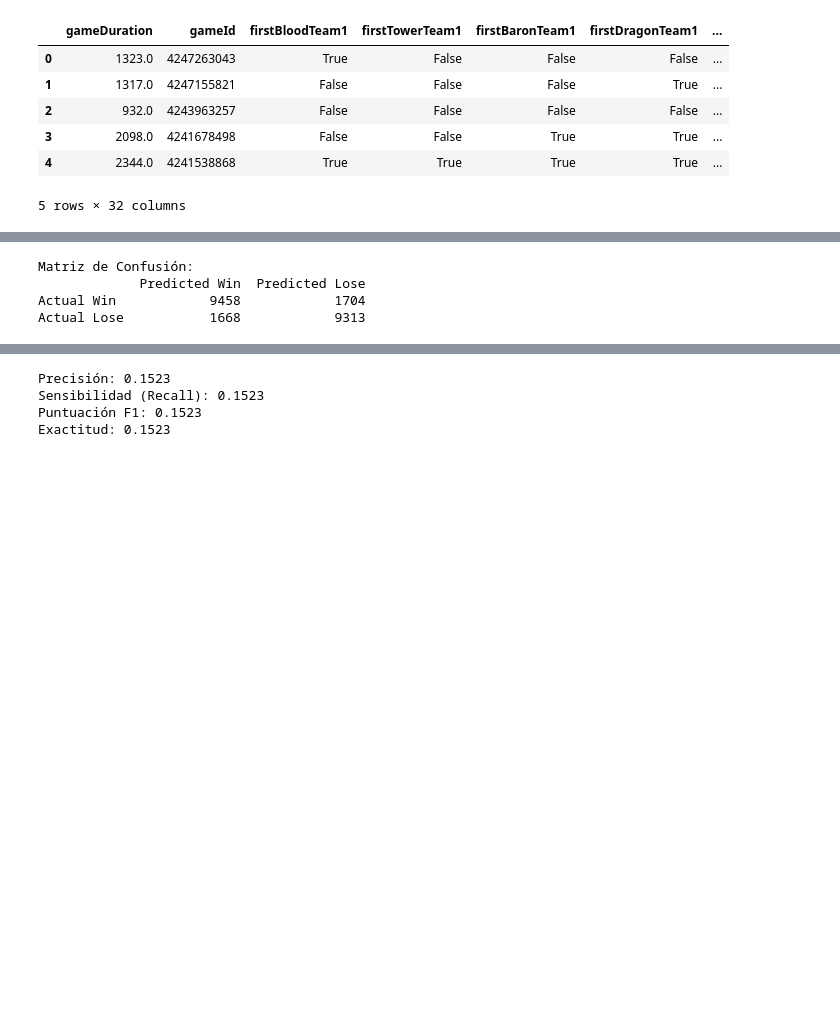
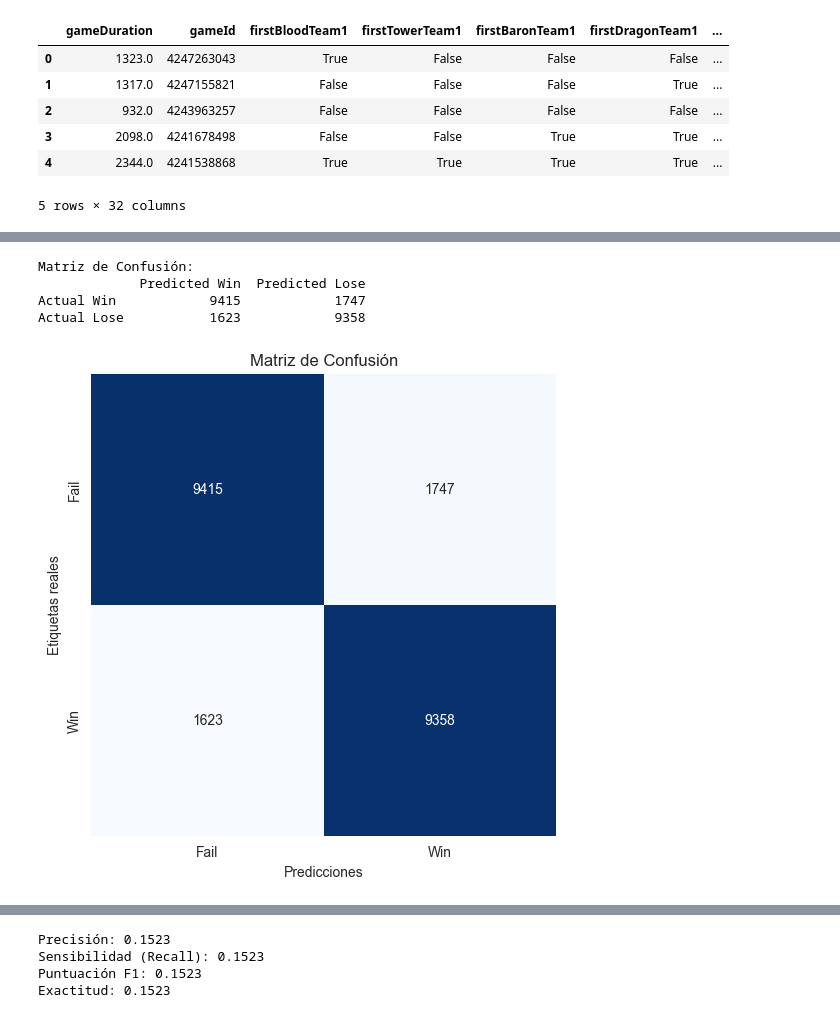
Before and after one commit to Gaviola/Proyecto_Final_IA, a Jupyter notebook: proyecto_final/code/randomForest.ipynb, the cells around one changed output, grey strips where cells are left out. Drawn from its saved outputs; the diff is of its cells as text; code cells hidden in the pictures; blank space fills up the shorter version.

```diff
--- a/proyecto_final/code/randomForest.ipynb
+++ b/proyecto_final/code/randomForest.ipynb
@@ -176,18 +185,28 @@ Accuracy: 0.8477171115025064
 # %%
 # Crear la matriz de confusión para team1
 conf_matrix = confusion_matrix(wins_team1_test, wins_pred)
 
 # Crear un DataFrame de pandas para visualizar mejor la matriz de confusión
 conf_matrix_df = pd.DataFrame(conf_matrix, index=['Actual Win', 'Actual Lose'], columns=['Predicted Win', 'Predicted Lose'])
 
 # Imprimir la matriz de confusión
 print("Matriz de Confusión:")
 print(conf_matrix_df)
+
+plt.figure(figsize=(6, 6))
+sns.heatmap(conf_matrix, annot=True, fmt="d", cmap="Blues", cbar=False,
+            xticklabels=np.unique(wins_pred),
+            yticklabels=np.unique(wins_team1_test))
+plt.xlabel('Predicciones')
+plt.ylabel('Etiquetas reales')
+plt.title('Matriz de Confusión')
+plt.show()
 # %% [output]
 Matriz de Confusión:
              Predicted Win  Predicted Lose
-Actual Win            9458            1704
-Actual Lose           1668            9313
+Actual Win            9415            1747
+Actual Lose           1623            9358
+[figure, added]
 # %%
 # Crear la matriz de confusión para team1
 conf_matrix = confusion_matrix(wins_team2_test, wins_pred)
```
Also changed, not shown: parts of 7 cells of this notebook, 5 other files.
